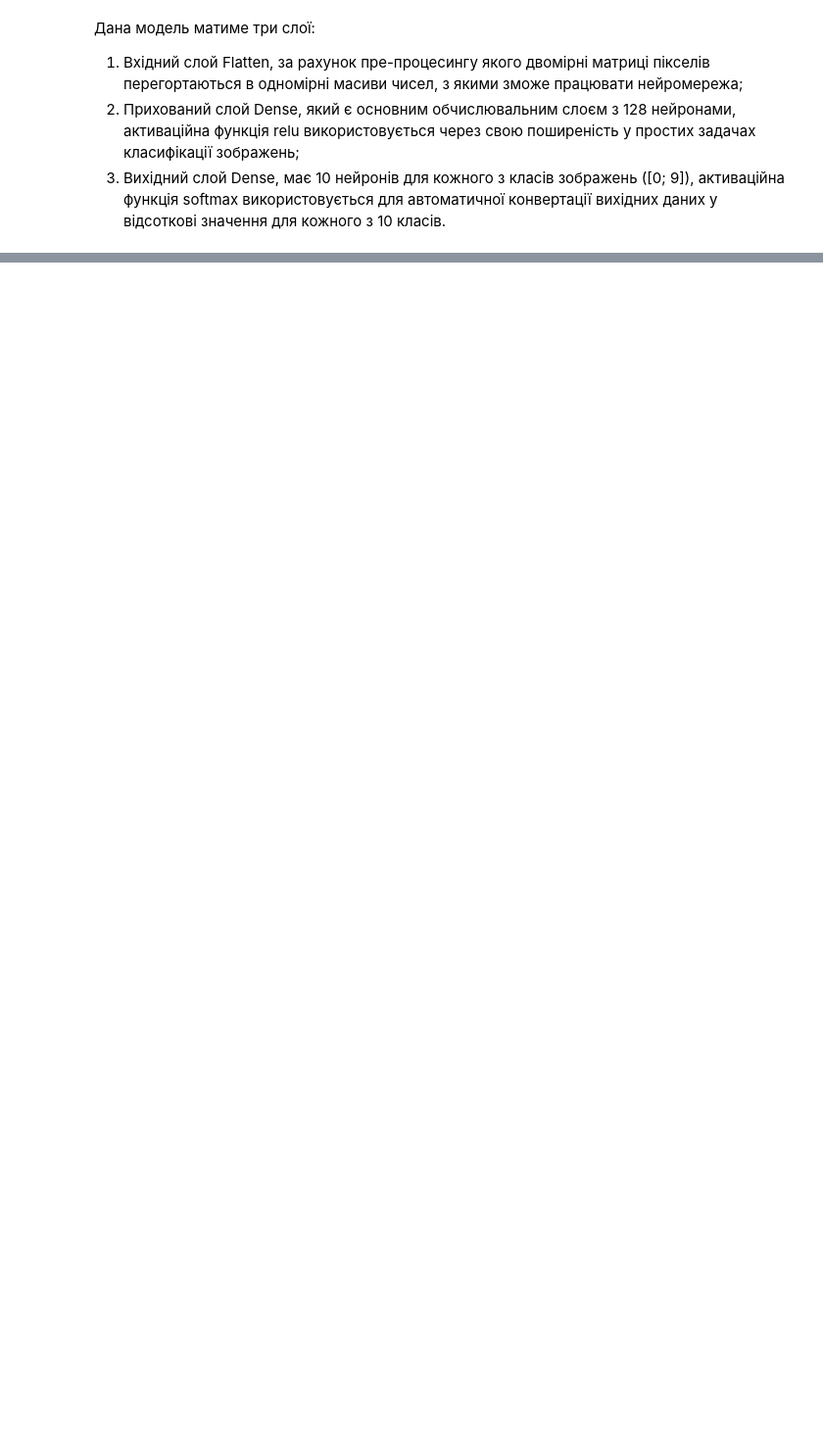
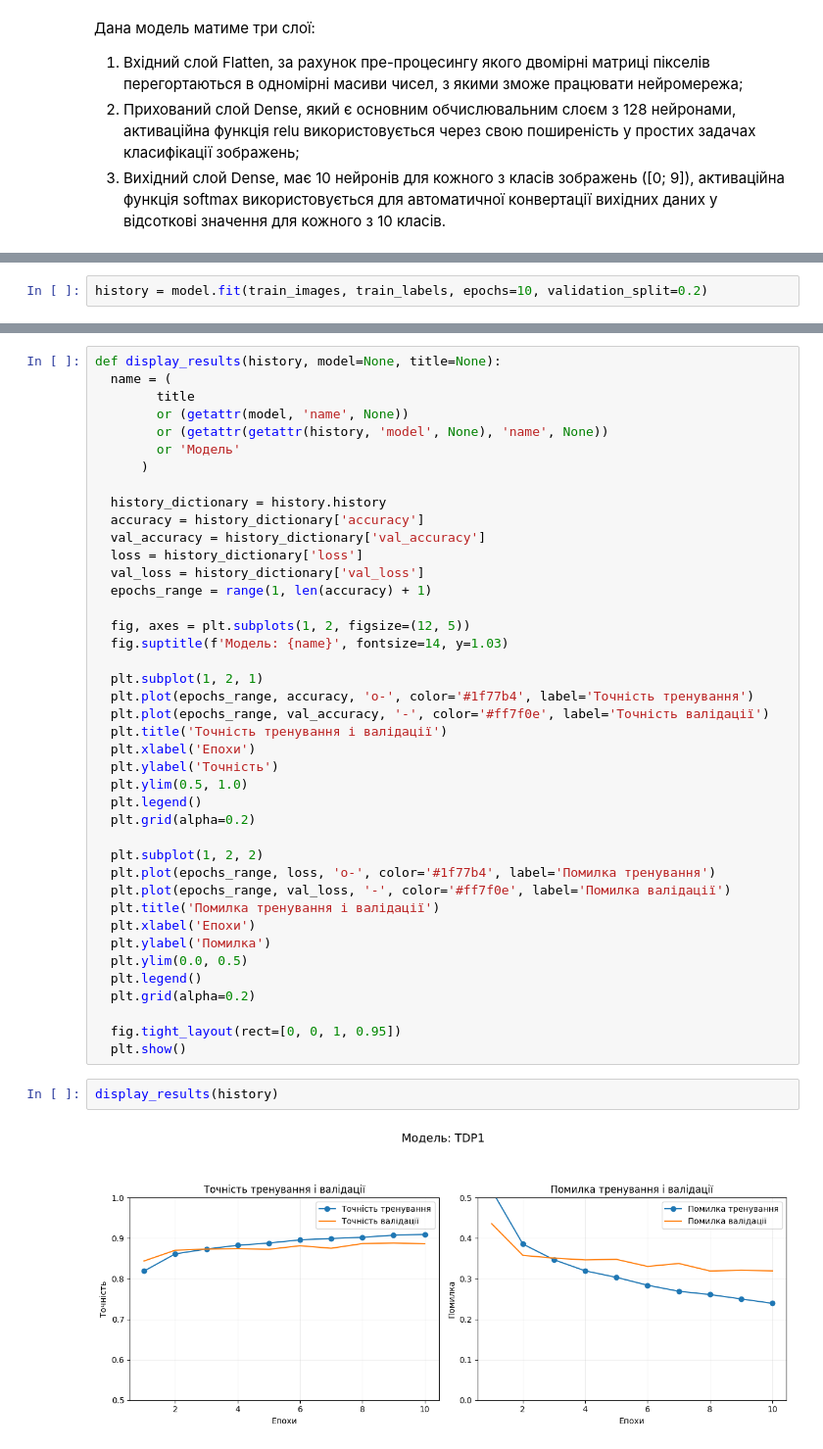
Before and after one commit to DifficultMaster/tdp1, a Jupyter notebook: TDP1.ipynb, the cells around one changed output, grey strips where cells are left out. Shown: that part at 98% size. Cells and saved outputs as stored; diff of their text form; blank space fills up the shorter version.

```diff
--- a/TDP1.ipynb
+++ b/TDP1.ipynb
@@ -50,0 +108,2 @@ model = keras.Sequential([
+# %%
+history = model.fit(train_images, train_labels, epochs=10, validation_split=0.2)
@@ -50,0 +145,45 @@ model = keras.Sequential([
+# %%
+def display_results(history, model=None, title=None):
+  name = (
+        title
+        or (getattr(model, 'name', None))
+        or (getattr(getattr(history, 'model', None), 'name', None))
+        or 'Модель'
+      )
+
+  history_dictionary = history.history
+  accuracy = history_dictionary['accuracy']
+  val_accuracy = history_dictionary['val_accuracy']
+  loss = history_dictionary['loss']
+  val_loss = history_dictionary['val_loss']
+  epochs_range = range(1, len(accuracy) + 1)
+
+  fig, axes = plt.subplots(1, 2, figsize=(12, 5))
+  fig.suptitle(f'Модель: {name}', fontsize=14, y=1.03)
+
+  plt.subplot(1, 2, 1)
+  plt.plot(epochs_range, accuracy, 'o-', color='#1f77b4', label='Точність тренування')
+  plt.plot(epochs_range, val_accuracy, '-', color='#ff7f0e', label='Точність валідації')
+  plt.title('Точність тренування і валідації')
+  plt.xlabel('Епохи')
+  plt.ylabel('Точність')
+  plt.ylim(0.5, 1.0)
+  plt.legend()
+  plt.grid(alpha=0.2)
+
+  plt.subplot(1, 2, 2)
+  plt.plot(epochs_range, loss, 'o-', color='#1f77b4', label='Помилка тренування')
+  plt.plot(epochs_range, val_loss, '-', color='#ff7f0e', label='Помилка валідації')
+  plt.title('Помилка тренування і валідації')
+  plt.xlabel('Епохи')
+  plt.ylabel('Помилка')
+  plt.ylim(0.0, 0.5)
+  plt.legend()
+  plt.grid(alpha=0.2)
+
+  fig.tight_layout(rect=[0, 0, 1, 0.95])
+  plt.show()
+# %%
+display_results(history)
+# %% [output]
+[figure, added]
```
Also changed, not shown: parts of 52 cells of this notebook.
